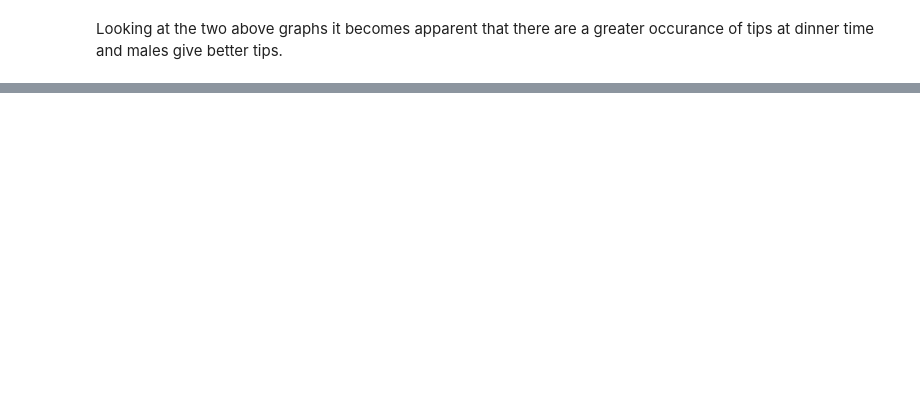
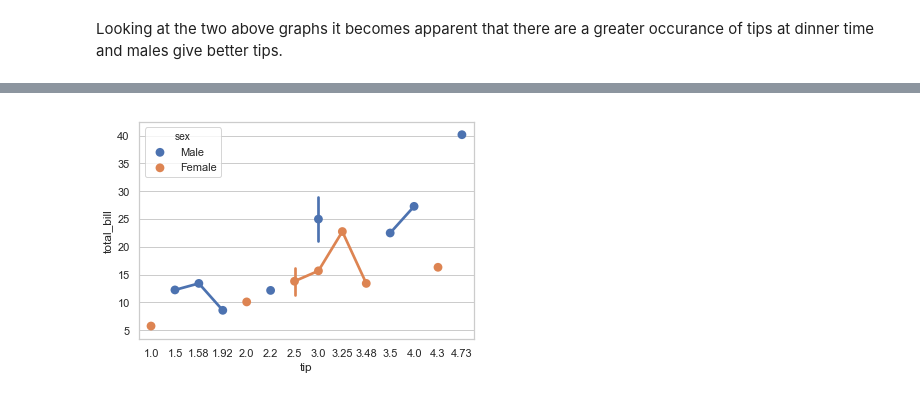
Before and after one commit to bexiturley/Fundamentals-of-Data-Analysis-Assessment-2019, a Jupyter notebook: Tips.ipynb, the cells around one changed output, grey strips where cells are left out. Saved outputs shown, nothing was run; the diff lists cells and outputs as text; code cells hidden in the pictures; blank space fills up the shorter version.

Commit message:
More plots

```diff
--- a/Tips.ipynb
+++ b/Tips.ipynb
@@ -704,0 +690,10 @@ plt.show()
+# %%
+# Only select those who ate on Friday
+
+
+import seaborn as sb
+df = variable.loc [variable.loc [:, "day"] == "Fri"]
+sb.pointplot(x = "tip", y = "total_bill", hue = "sex", data = df)
+plt.show()
+# %% [output]
+[figure, added]
```
Also changed, not shown: parts of 47 cells of this notebook, 1 other file.
